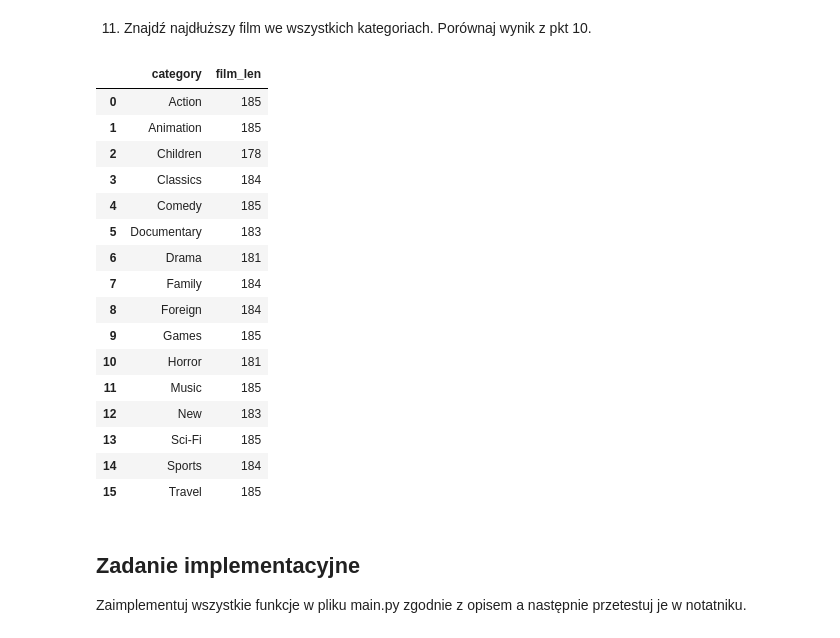
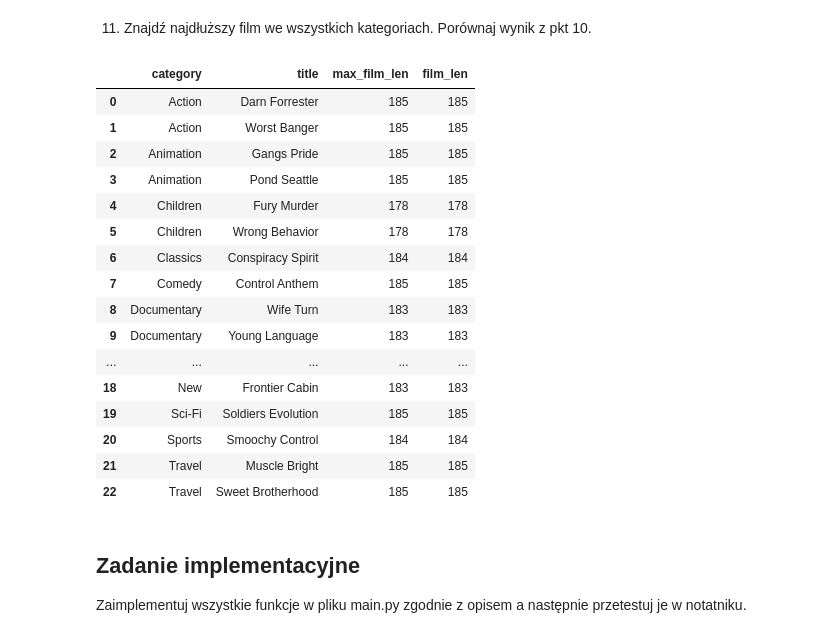
Before and after one commit to MariuszKuchtaAgh/ABD_laboratorium, a Jupyter notebook: lab_4__281021/raport.ipynb, the cells around one changed output. Cells and saved outputs as stored; diff of their text form; code cells hidden in the pictures.

```diff
--- a/lab_4__281021/raport.ipynb
+++ b/lab_4__281021/raport.ipynb
@@ -517,31 +562,38 @@ pd.read_sql_query(req, con=connection)
 # %% [markdown]
 11. Znajdź najdłuższy film we wszystkich kategoriach. Porównaj wynik z pkt 10.
 # %%
-req = f"""select distinct cat.name as category, MAX(f.length) as film_len
+req = f"""select cat.name as category, f.title, MAX(f.length) as max_film_len, f.length as film_len
                     from film f
                     join film_category fc on fc.film_id = f.film_id
                     join category cat on cat.category_id = fc.category_id
-                    group by cat.name"""
+                    where (f.length, cat.name) in
+                       (SELECT MAX(fi.length), cati.name
+	                    from film fi
+                        join film_category fci on fci.film_id = fi.film_id
+                        join category cati on cati.category_id = fci.category_id
+                        group by cati.name)
+                    group by cat.name, f.title, f.length
+                    order by cat.name asc"""
 
 pd.read_sql_query(req, con=connection)
 # %% [output]
-|  | category | film_len |
-| 0 | Action | 185 |
-| 1 | Animation | 185 |
-| 2 | Children | 178 |
-| 3 | Classics | 184 |
-| 4 | Comedy | 185 |
-| 5 | Documentary | 183 |
-| 6 | Drama | 181 |
-| 7 | Family | 184 |
-| 8 | Foreign | 184 |
-| 9 | Games | 185 |
-| 10 | Horror | 181 |
-| 11 | Music | 185 |
-| 12 | New | 183 |
-| 13 | Sci-Fi | 185 |
-| 14 | Sports | 184 |
-| 15 | Travel | 185 |
+|  | category | title | max_film_len | film_len |
+| 0 | Action | Darn Forrester | 185 | 185 |
+| 1 | Action | Worst Banger | 185 | 185 |
+| 2 | Animation | Gangs Pride | 185 | 185 |
+| 3 | Animation | Pond Seattle | 185 | 185 |
+| 4 | Children | Fury Murder | 178 | 178 |
+| 5 | Children | Wrong Behavior | 178 | 178 |
+| 6 | Classics | Conspiracy Spirit | 184 | 184 |
+| 7 | Comedy | Control Anthem | 185 | 185 |
+| 8 | Documentary | Wife Turn | 183 | 183 |
+| 9 | Documentary | Young Language | 183 | 183 |
+| ... | ... | ... | ... | ... |
+| 18 | New | Frontier Cabin | 183 | 183 |
+| 19 | Sci-Fi | Soldiers Evolution | 185 | 185 |
+| 20 | Sports | Smoochy Control | 184 | 184 |
+| 21 | Travel | Muscle Bright | 185 | 185 |
+| 22 | Travel | Sweet Brotherhood | 185 | 185 |
 # %% [markdown]
 ## Zadanie implementacyjne
 Zaimplementuj wszystkie funkcje w pliku main.py zgodnie z opisem a następnie przetestuj je w notatniku.
```
Also changed, not shown: parts of 24 cells of this notebook, 2 other files.
